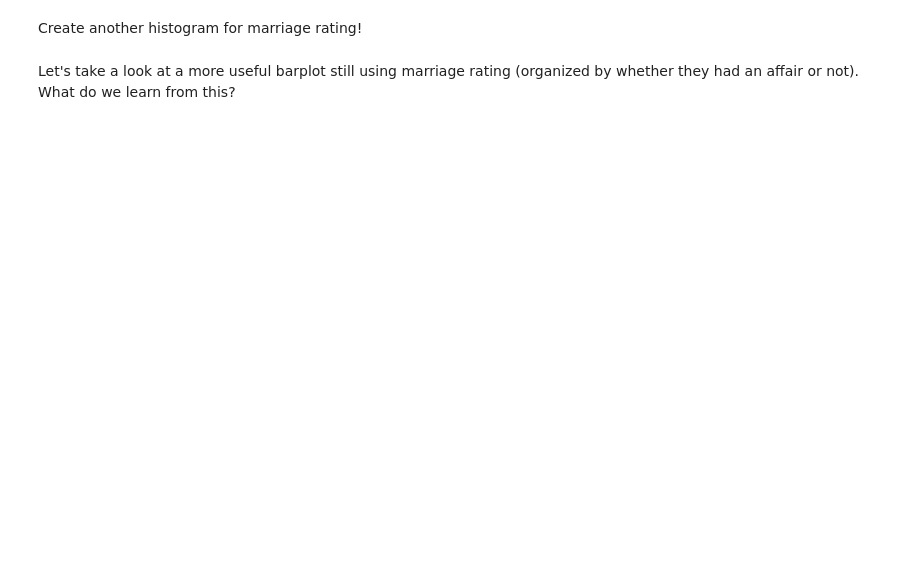
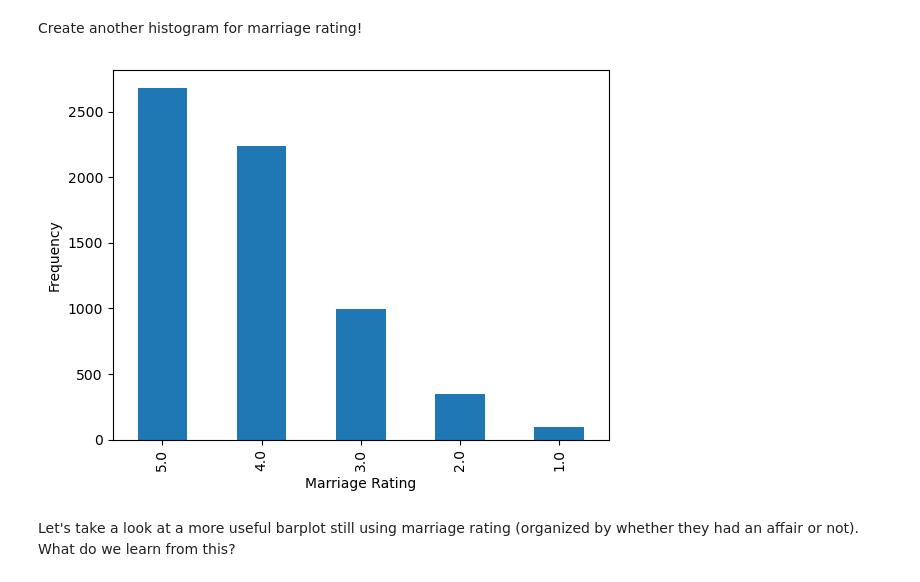
Before and after one commit to kyun33/JCP26Notebooks, a Jupyter notebook: Week_5_Logistic_Regression_Decision_Trees.ipynb, the cells around one changed output. Cells and saved outputs as stored; diff of their text form; code cells hidden in the pictures; blank space fills up the shorter version.

```diff
--- a/Week_5_Logistic_Regression_Decision_Trees.ipynb
+++ b/Week_5_Logistic_Regression_Decision_Trees.ipynb
@@ -48,3 +86,12 @@ Create another histogram for marriage rating!
+# %%
+# TODO
+
+affairs["rate_marriage"].value_counts().plot(kind="bar")
+plt.xlabel("Marriage Rating")
+plt.ylabel("Frequency")
+plt.show()
+# %% [output]
+[figure, added]
 # %% [markdown]
 Let's take a look at a more useful barplot still using marriage rating (organized by whether they had an affair or not). What do we learn from this?
 # %%
```
Also changed, not shown: parts of 35 cells of this notebook.
